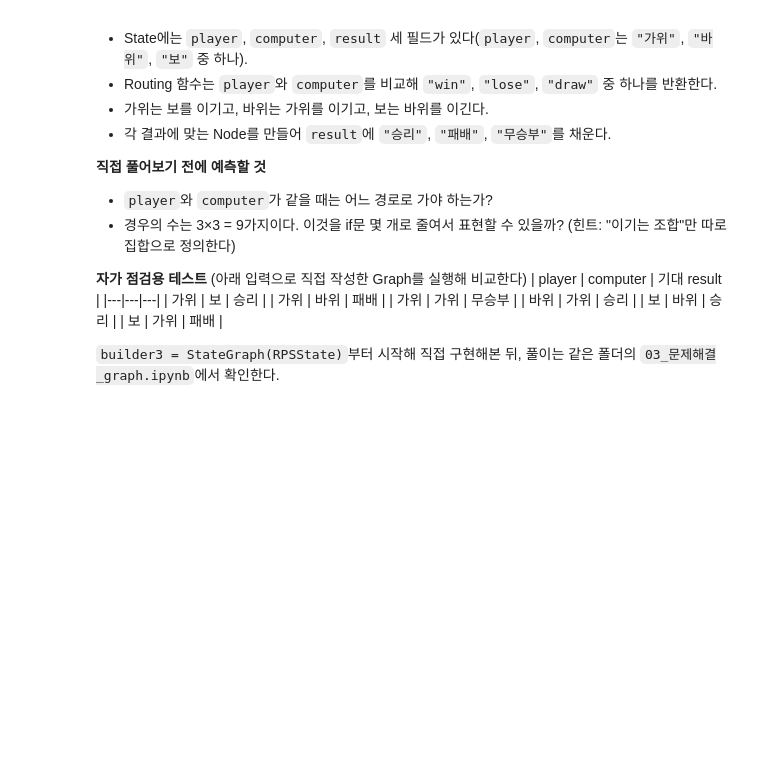
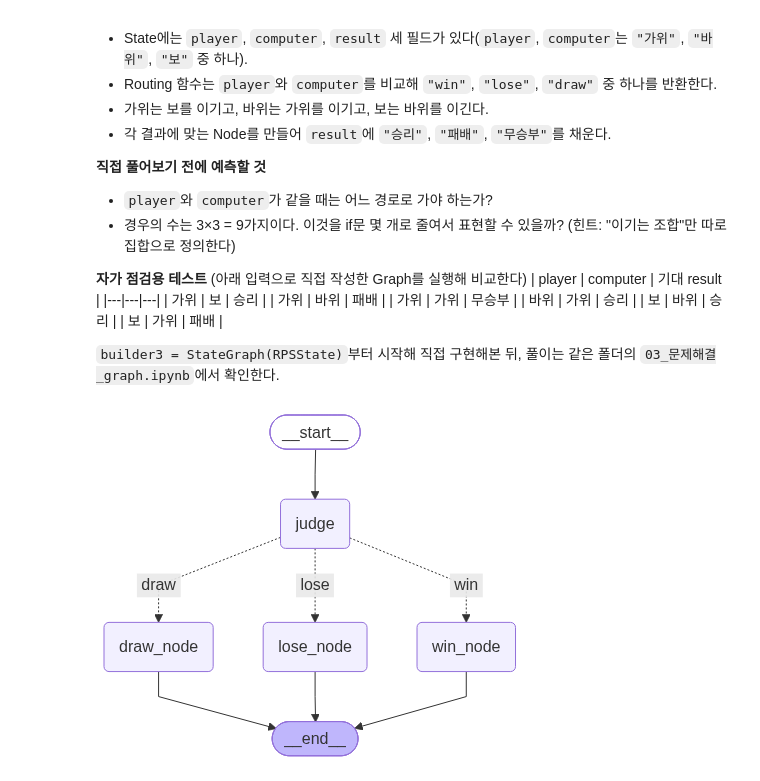
Before and after one commit to qhdudedi/RAG_AGENT, a Jupyter notebook: 4.langgraph_basic/03_conditional_edge.ipynb, the cells around one changed output. Saved outputs shown, nothing was run; the diff lists cells and outputs as text; code cells hidden in the pictures; blank space fills up the shorter version.

Commit message:
가위바위보 승부 판정 Graph 구현

```diff
--- a/4.langgraph_basic/03_conditional_edge.ipynb
+++ b/4.langgraph_basic/03_conditional_edge.ipynb
@@ -143,3 +143,68 @@ for score, expected in scores:
 | 보 | 가위 | 패배 |
 
 `builder3 = StateGraph(RPSState)`부터 시작해 직접 구현해본 뒤, 풀이는 같은 폴더의 `03_문제해결_graph.ipynb`에서 확인한다.
+# %%
+from typing import TypedDict
+from langgraph.graph import START, END, StateGraph
+
+# State 스키마 정의
+class RPSState(TypedDict):
+    player: str
+    computer: str
+    result: str
+
+# 이기는 조합 (player, computer) 만 집합으로 정의 -> 9가지 경우를 if 3개로 줄인다.
+WIN_CASES = {("가위", "보"), ("바위", "가위"), ("보", "바위")}
+
+# Node 정의: 두 값을 비교하는 진입 Node (State는 바꾸지 않는다)
+def judge(state: RPSState) -> dict:
+    print(f"실행 Node: judge  (player={state['player']}, computer={state['computer']})")
+    return {}
+
+# 라우팅 함수: player와 computer를 비교해 "win" / "lose" / "draw" 반환
+def route_rps(state: RPSState) -> str:
+    player, computer = state["player"], state["computer"]
+    if player == computer:
+        return "draw"
+    if (player, computer) in WIN_CASES:
+        return "win"
+    return "lose"
+
+# 결과별 Node 정의
+def win_node(state: RPSState) -> dict:
+    print("실행 Node: win_node")
+    return {"result": "승리"}
+
+def lose_node(state: RPSState) -> dict:
+    print("실행 Node: lose_node")
+    return {"result": "패배"}
+
+def draw_node(state: RPSState) -> dict:
+    print("실행 Node: draw_node")
+    return {"result": "무승부"}
+
+# Graph builder 생성
+builder3 = StateGraph(RPSState)
+
+# Node를 Graph에 등록
+builder3.add_node("judge", judge)
+builder3.add_node("win_node", win_node)
+builder3.add_node("lose_node", lose_node)
+builder3.add_node("draw_node", draw_node)
+
+# Edge 연결
+builder3.add_edge(START, "judge")
+builder3.add_conditional_edges(
+    "judge",
+    route_rps,
+    {"win": "win_node", "lose": "lose_node", "draw": "draw_node"},
+)
+builder3.add_edge("win_node", END)
+builder3.add_edge("lose_node", END)
+builder3.add_edge("draw_node", END)
+
+# Graph 컴파일
+graph3 = builder3.compile()
+graph3
+# %% [output]
+[figure, added]
```
Also changed, not shown: parts of 1 cell of this notebook.
